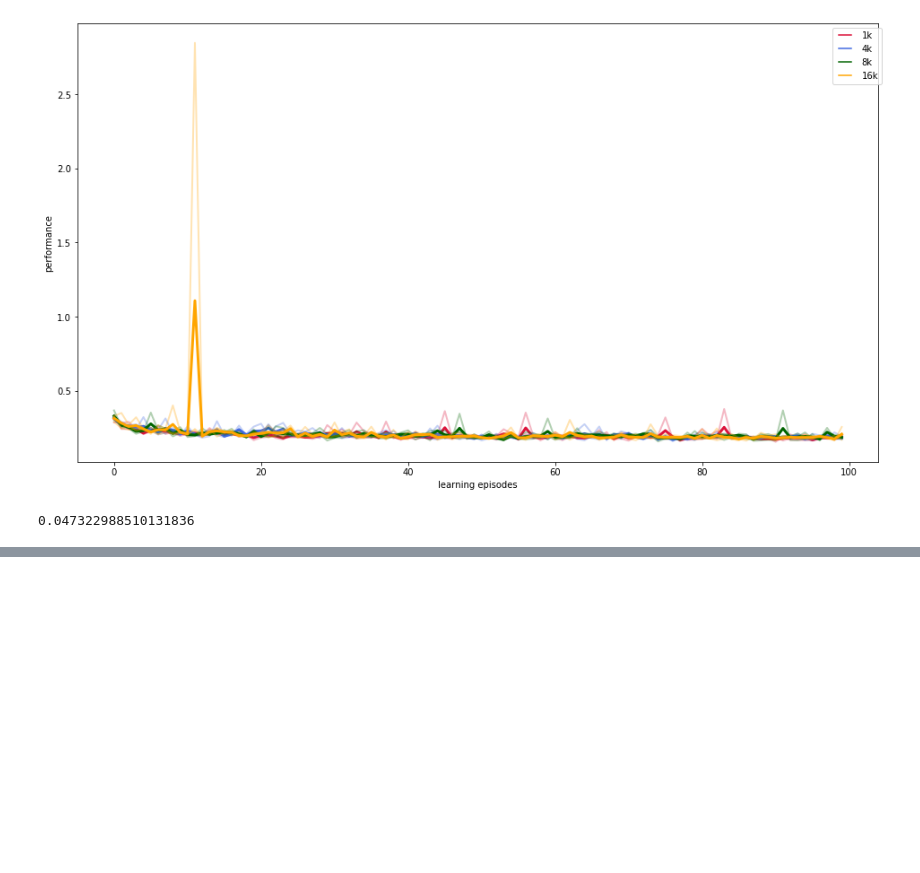
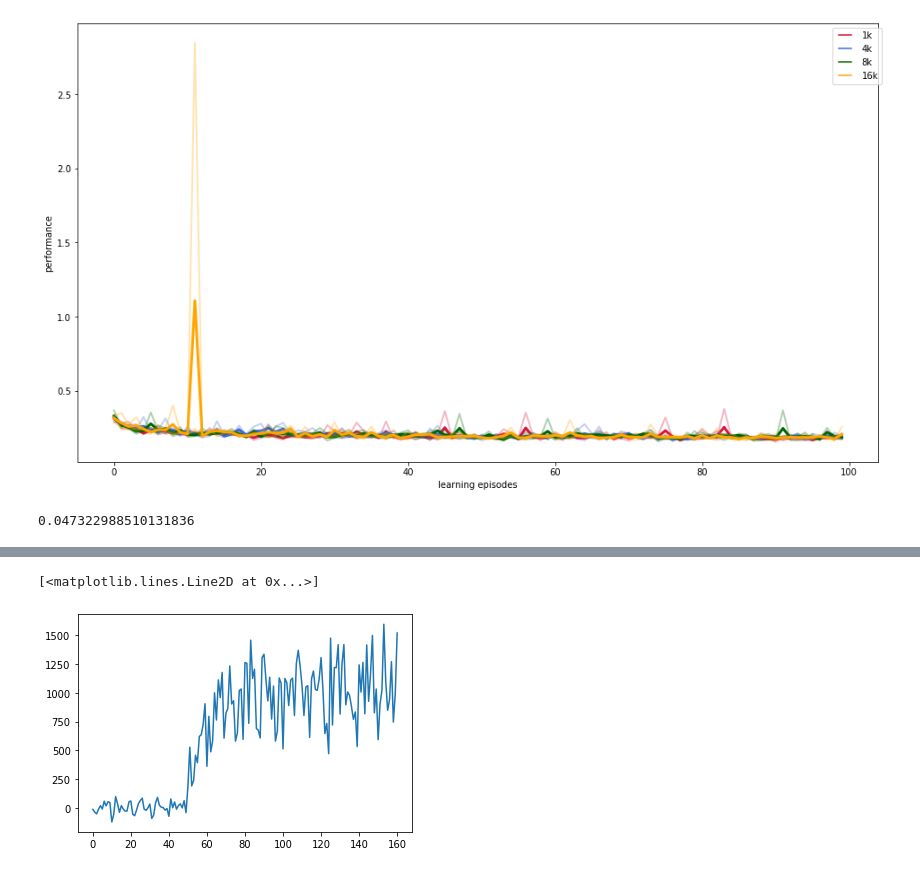
Before and after one commit to TimotheeAnne/Prelab_LARSEN, a Jupyter notebook: fast_adaptation_embedding/plot.ipynb, the cells around one changed output, grey strips where cells are left out. Drawn from its saved outputs; the diff is of its cells as text; code cells hidden in the pictures; blank space fills up the shorter version.

```diff
--- a/fast_adaptation_embedding/plot.ipynb
+++ b/fast_adaptation_embedding/plot.ipynb
@@ -530,0 +525,9 @@ test = np.array([[0,1,2,3,4,5,6,7,8,9],[10,11,12,13,14,15,16,17,18],[20,21,22,23
+# %%
+path = "./exp/log/Saved/Ant/"
+file = '2019-10-24--11:42:2474874'
+data = scipy.io.loadmat(path+file+"/logs.mat")
+# %%
+plt.plot(data['reward_sum'][0])
+# %% [output]
+[<matplotlib.lines.Line2D at 0x...>]
+[figure, added]
```
Also changed, not shown: parts of 6 cells of this notebook, 9 other files.
